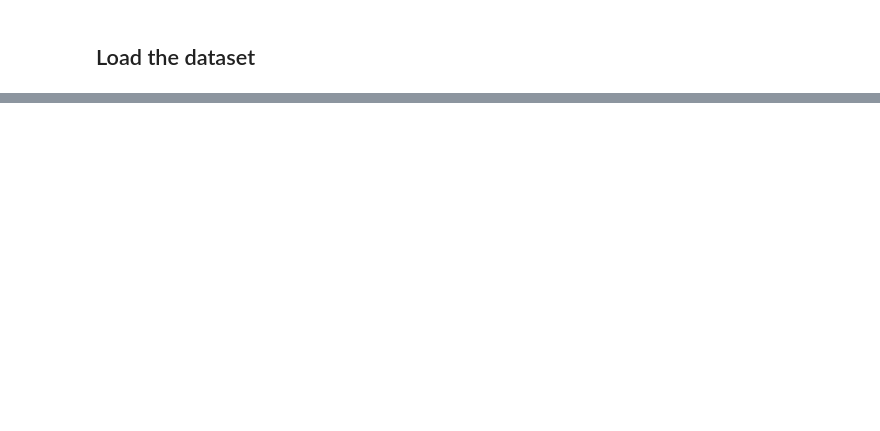
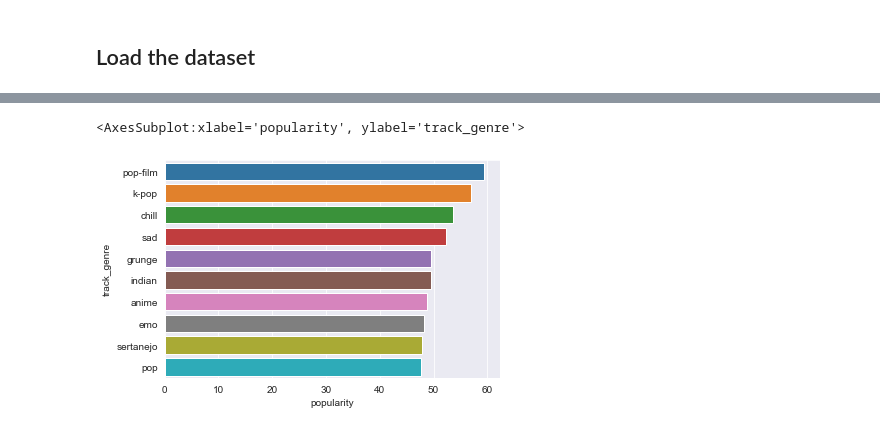
Before and after one commit to Wolfie3D/spotify_data_Analysis, a Jupyter notebook: index.ipynb, the cells around one changed output, grey strips where cells are left out. Cells and saved outputs as stored; diff of their text form; code cells hidden in the pictures; blank space fills up the shorter version.

```diff
--- a/index.ipynb
+++ b/index.ipynb
@@ -10,6 +18,7 @@ import seaborn as sns
 
 %matplotlib inline
 pd.set_option('display.max_columns', None)
+sns.set_style('darkgrid')
 # %% [markdown]
 ## Load the dataset
 # %%
@@ -64,0 +121,2 @@ data.describe().T
+# %%
+data.dropna(inplace=True)
@@ -64,0 +171,8 @@ data.describe().T
+# %%
+genre_popularity = data.groupby('track_genre')['popularity'].mean()
+
+genre_popularity = genre_popularity.sort_values(ascending=False).reset_index()
+
+genre_popularity = genre_popularity.head(10)
+
+genre_popularity
@@ -64,0 +191,5 @@ data.describe().T
+# %%
+sns.barplot(y='track_genre', x='popularity', data= genre_popularity)
+# %% [output]
+<AxesSubplot:xlabel='popularity', ylabel='track_genre'>
+[figure, added]
```
Also changed, not shown: parts of 19 cells of this notebook.
